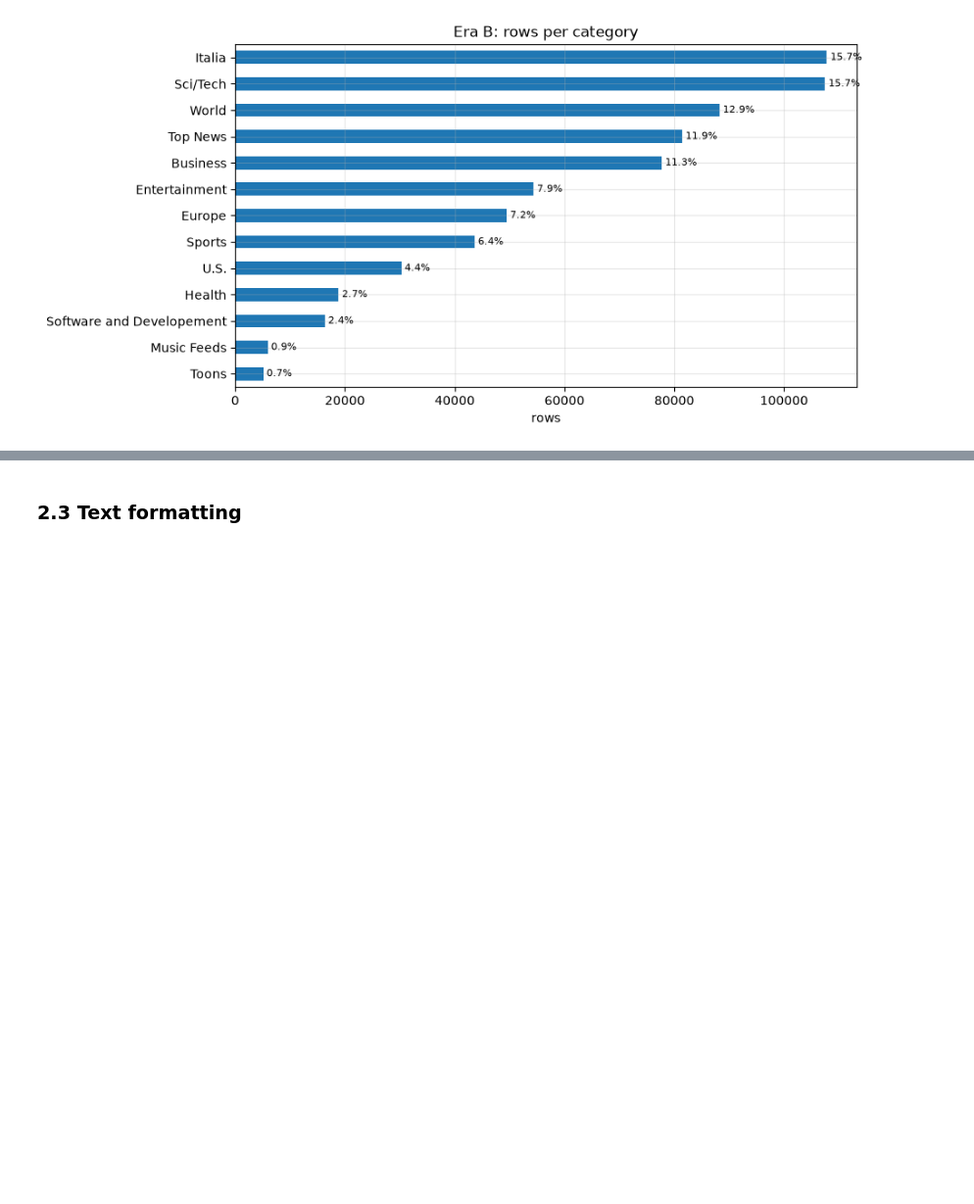
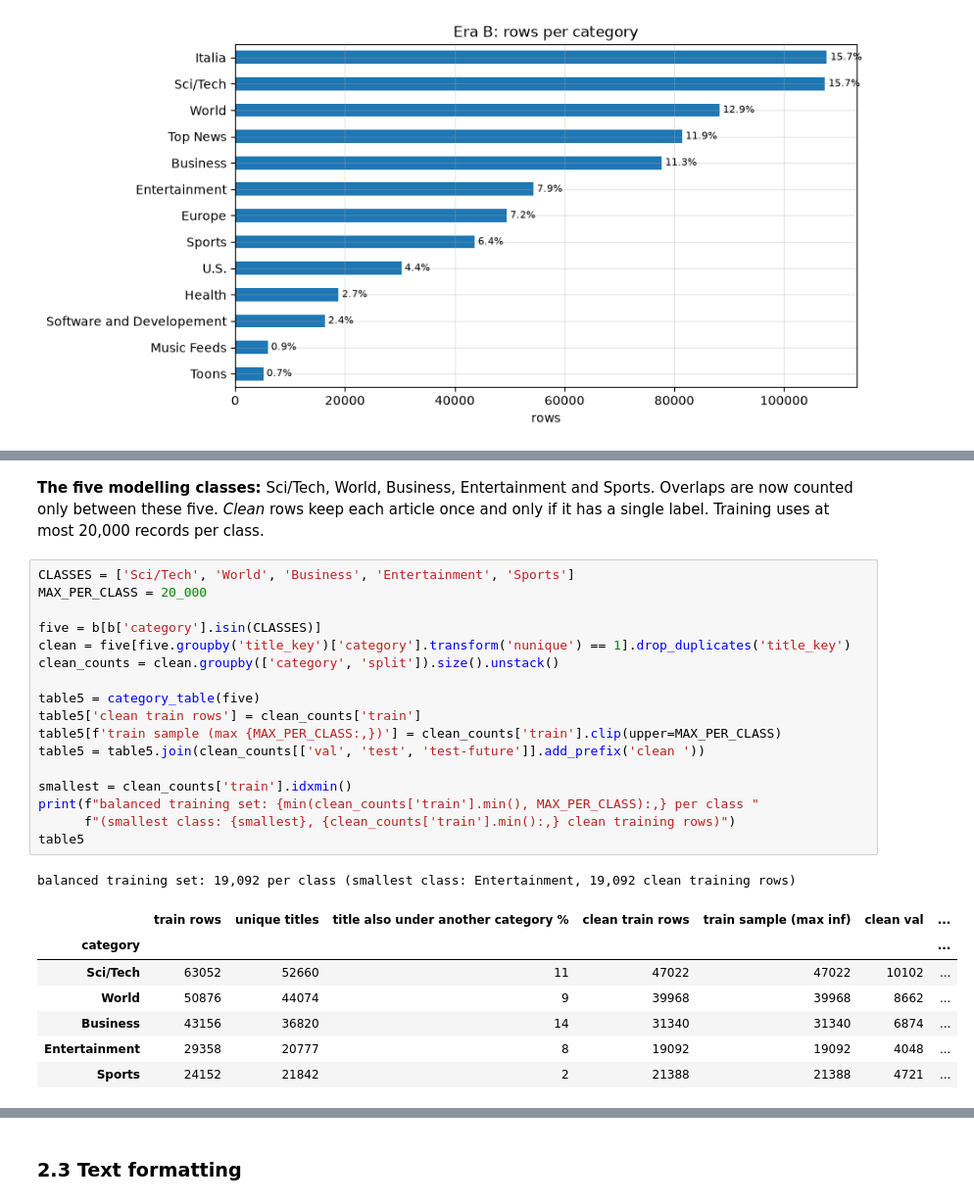
Before and after one commit to nr6000000/pw-przetwarzanie-danych, a Jupyter notebook: newsspace_analysis.ipynb, the cells around one changed output, grey strips where cells are left out. Shown at 98% size. Cells and saved outputs as stored; diff of their text form; blank space fills up the shorter version.

```diff
--- a/newsspace_analysis.ipynb
+++ b/newsspace_analysis.ipynb
@@ -648,0 +738,30 @@ plt.show()
+# %% [markdown]
+**The five modelling classes:** Sci/Tech, World, Business, Entertainment and Sports. Overlaps are now counted only
+between these five. *Clean* rows keep each article once and only if it has a single label. Training uses at most
+20,000 records per class.
+# %%
+CLASSES = ['Sci/Tech', 'World', 'Business', 'Entertainment', 'Sports']
+MAX_PER_CLASS = 20_000
+
+five = b[b['category'].isin(CLASSES)]
+clean = five[five.groupby('title_key')['category'].transform('nunique') == 1].drop_duplicates('title_key')
+clean_counts = clean.groupby(['category', 'split']).size().unstack()
+
+table5 = category_table(five)
+table5['clean train rows'] = clean_counts['train']
+table5[f'train sample (max {MAX_PER_CLASS:,})'] = clean_counts['train'].clip(upper=MAX_PER_CLASS)
+table5 = table5.join(clean_counts[['val', 'test', 'test-future']].add_prefix('clean '))
+
+smallest = clean_counts['train'].idxmin()
+print(f"balanced training set: {min(clean_counts['train'].min(), MAX_PER_CLASS):,} per class "
+      f"(smallest class: {smallest}, {clean_counts['train'].min():,} clean training rows)")
+table5
+# %% [output]
+balanced training set: 19,092 per class (smallest class: Entertainment, 19,092 clean training rows)
+|  | train rows | unique titles | title also under another category % | clean train rows | train sample (max inf) | clean val | ... |
+| category |  |  |  |  |  |  | ... |
+| Sci/Tech | 63052 | 52660 | 11 | 47022 | 47022 | 10102 | ... |
+| World | 50876 | 44074 | 9 | 39968 | 39968 | 8662 | ... |
+| Business | 43156 | 36820 | 14 | 31340 | 31340 | 6874 | ... |
+| Entertainment | 29358 | 20777 | 8 | 19092 | 19092 | 4048 | ... |
+| Sports | 24152 | 21842 | 2 | 21388 | 21388 | 4721 | ... |
```
Also changed, not shown: parts of 12 cells of this notebook, 2 other files.
